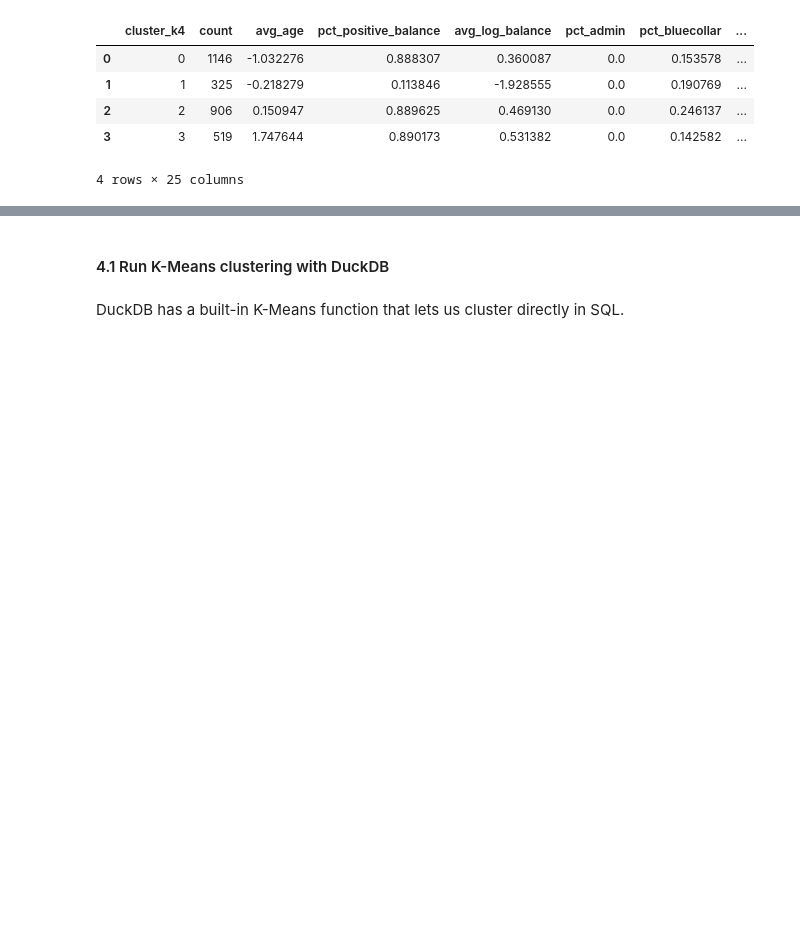
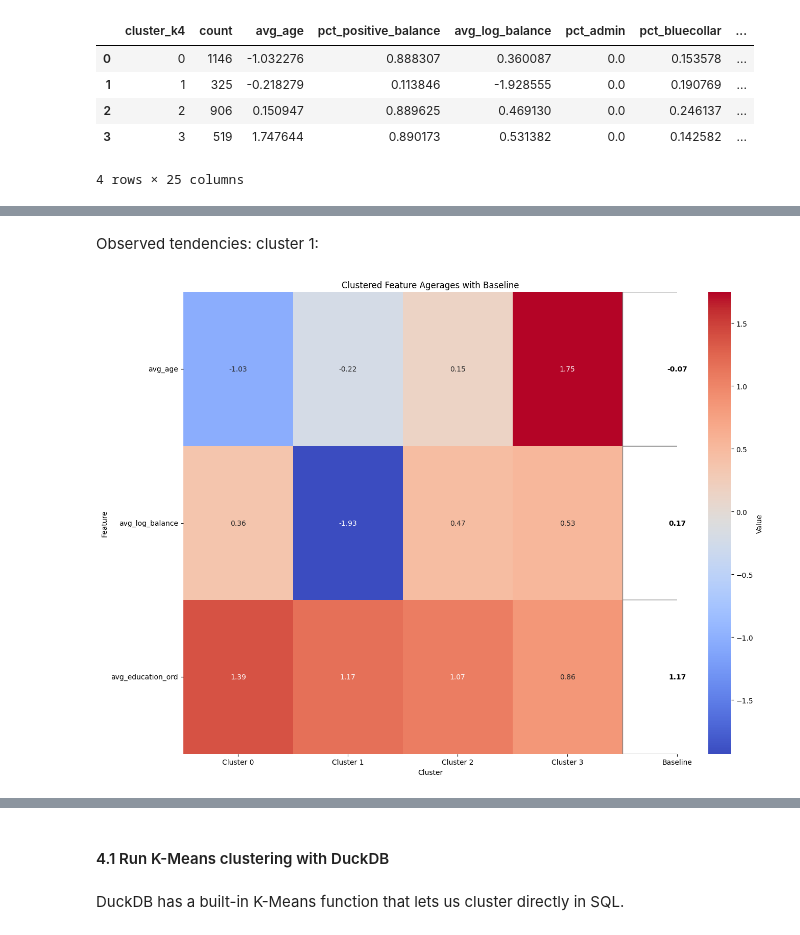
Before and after one commit to FederCO23/Term_Deposit_Marketing_-_tpx4U1BHhRR0IUm9, a Jupyter notebook: TermDepositMarketing_part2.ipynb, the cells around one changed output, grey strips where cells are left out. Cells and saved outputs as stored; diff of their text form; code cells hidden in the pictures; blank space fills up the shorter version.

```diff
--- a/TermDepositMarketing_part2.ipynb
+++ b/TermDepositMarketing_part2.ipynb
@@ -561,2 +635,9 @@ def heat_map_clustered_fts(df,type='Averages'):
+# %% [markdown]
+Observed tendencies:
+cluster 1:
+# %%
+heat_map_with_uncolored_baseline(df_avg_only, df_before, title="Clustered Feature Agerages with Baseline")
+# %% [output]
+[figure, added]
 # %%
 heat_map_clustered_fts(df_pct_only, "Percentage")
```
Also changed, not shown: parts of 15 cells of this notebook.
